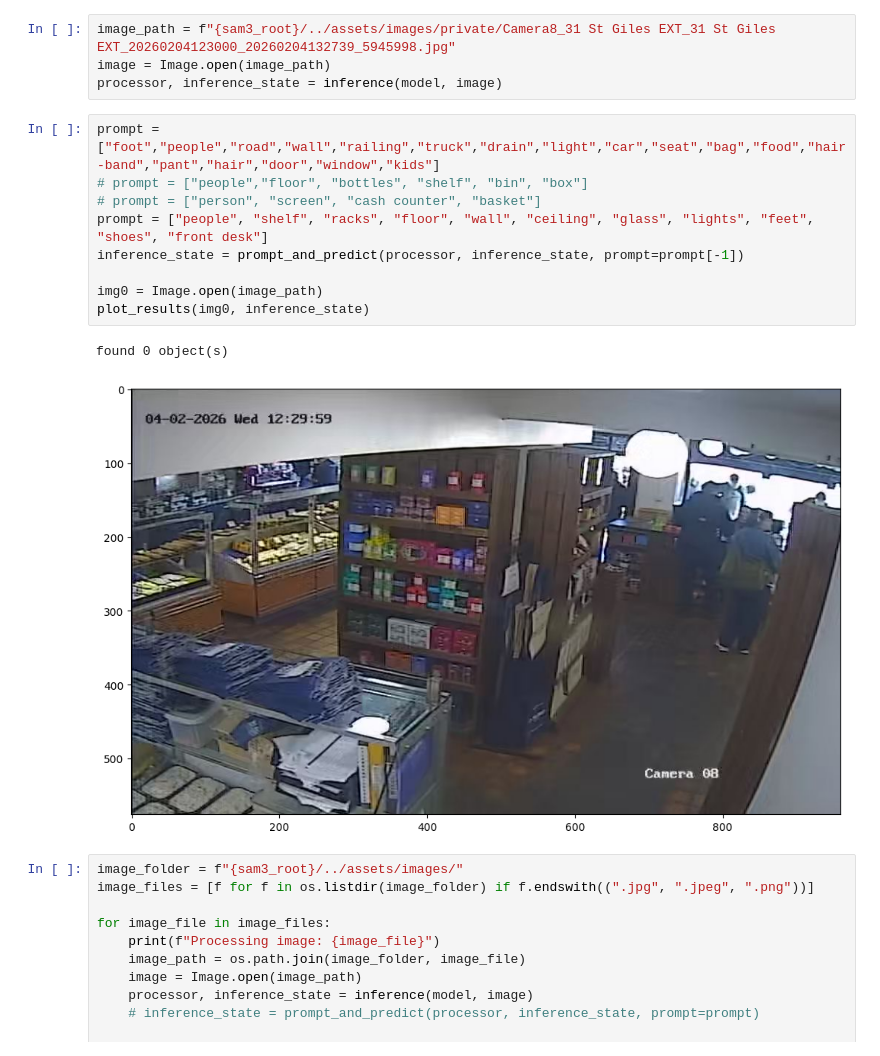
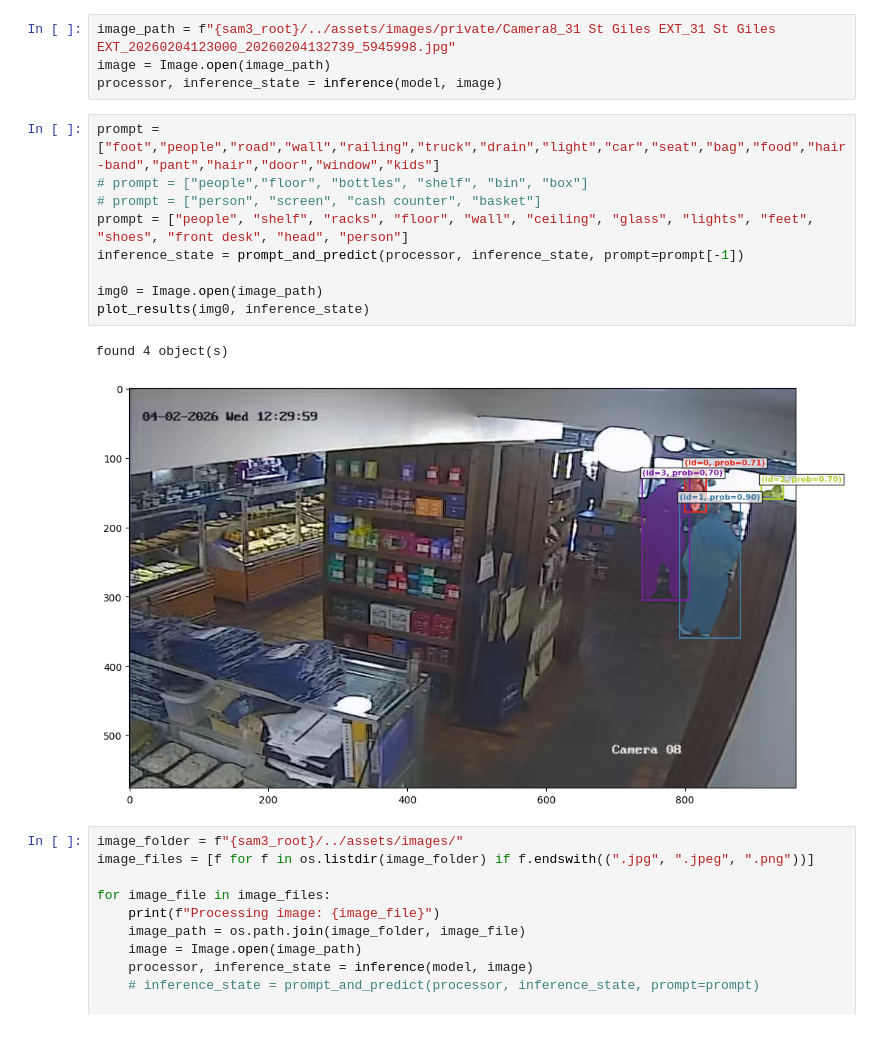
Before and after one commit to rhubarb-ai/sam3-cpu, a Jupyter notebook: notebook/image_predictor_example.ipynb, the cells around one changed output. Drawn from its saved outputs; the diff is of its cells as text.

```diff
--- a/notebook/image_predictor_example.ipynb
+++ b/notebook/image_predictor_example.ipynb
@@ -109,15 +109,15 @@ processor, inference_state = inference(model, image)
 # %%
 prompt = ["foot","people","road","wall","railing","truck","drain","light","car","seat","bag","food","hair-band","pant","hair","door","window","kids"]
 # prompt = ["people","floor", "bottles", "shelf", "bin", "box"]
 # prompt = ["person", "screen", "cash counter", "basket"]
-prompt = ["people", "shelf", "racks", "floor", "wall", "ceiling", "glass", "lights", "feet", "shoes", "front desk"]
+prompt = ["people", "shelf", "racks", "floor", "wall", "ceiling", "glass", "lights", "feet", "shoes", "front desk", "head", "person"]
 inference_state = prompt_and_predict(processor, inference_state, prompt=prompt[-1])
 
 img0 = Image.open(image_path)
 plot_results(img0, inference_state)
 # %% [output]
-found 0 object(s)
+found 4 object(s)
-[figure, old version]
+[figure, new version]
 # %%
 image_folder = f"{sam3_root}/../assets/images/"
 image_files = [f for f in os.listdir(image_folder) if f.endswith((".jpg", ".jpeg", ".png"))]
```
Also changed, not shown: parts of 1 cell of this notebook, 3 other files.
